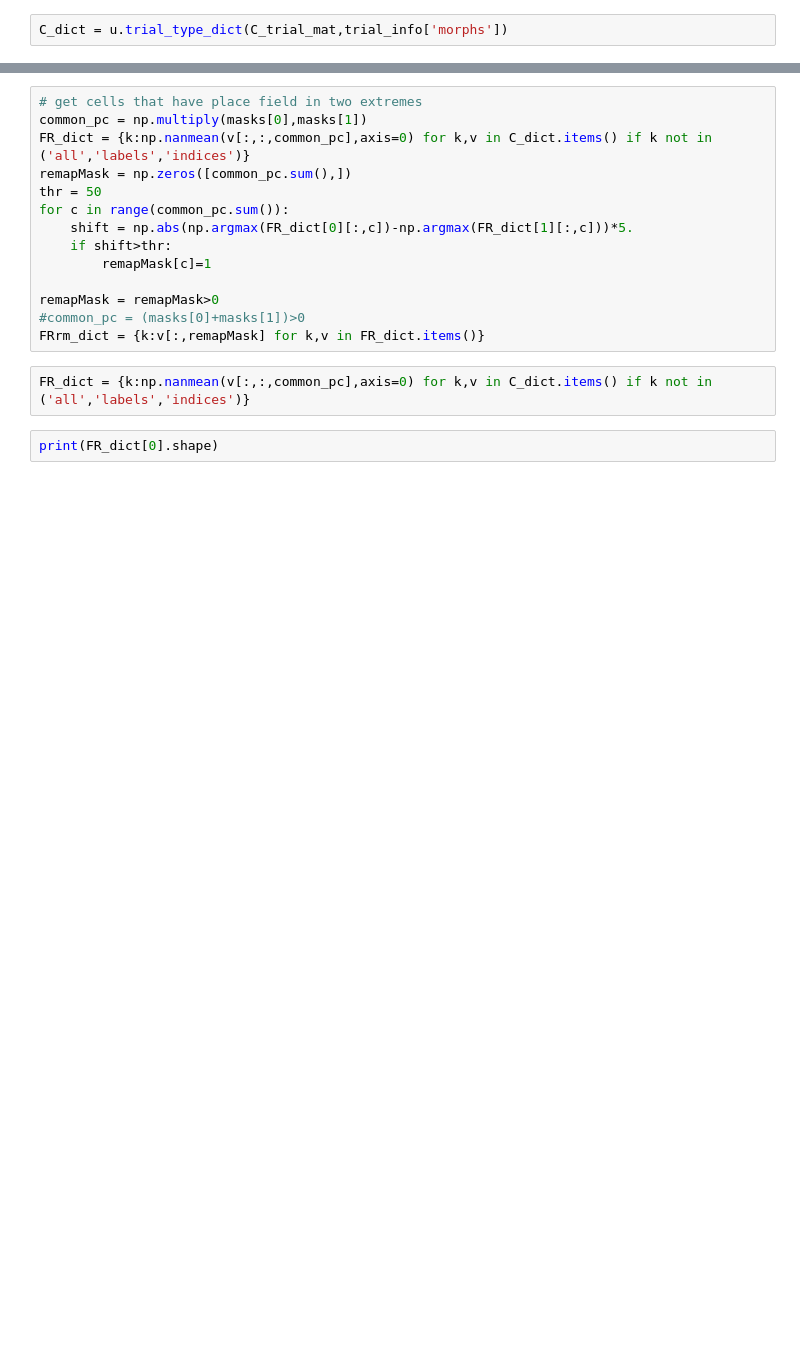
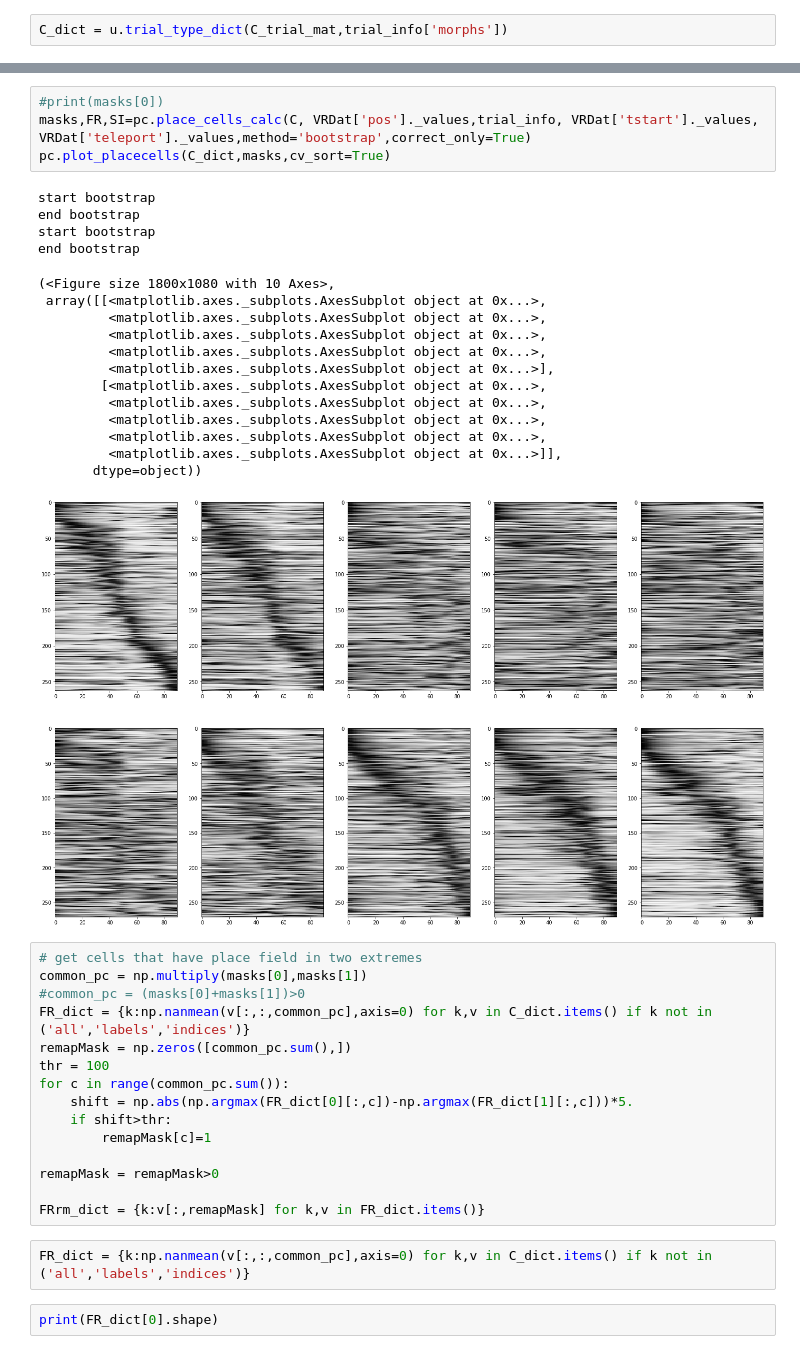
Before and after one commit to GiocomoLab/MightyMorphingPhotonRangers, a Jupyter notebook: PlaceCellAnalyses/PVCorrelation.ipynb, the cells around one changed output, grey strips where cells are left out. Saved outputs shown, nothing was run; the diff lists cells and outputs as text; blank space fills up the shorter version.

```diff
--- a/PlaceCellAnalyses/PVCorrelation.ipynb
+++ b/PlaceCellAnalyses/PVCorrelation.ipynb
@@ -78,16 +70,39 @@ common place cells = 255
+# %%
+#print(masks[0])
+masks,FR,SI=pc.place_cells_calc(C, VRDat['pos']._values,trial_info, VRDat['tstart']._values, VRDat['teleport']._values,method='bootstrap',correct_only=True)
+pc.plot_placecells(C_dict,masks,cv_sort=True)
+# %% [output]
+start bootstrap
+end bootstrap
+start bootstrap
+end bootstrap
+(<Figure size 1800x1080 with 10 Axes>,
+ array([[<matplotlib.axes._subplots.AxesSubplot object at 0x...>,
+         <matplotlib.axes._subplots.AxesSubplot object at 0x...>,
+         <matplotlib.axes._subplots.AxesSubplot object at 0x...>,
+         <matplotlib.axes._subplots.AxesSubplot object at 0x...>,
+         <matplotlib.axes._subplots.AxesSubplot object at 0x...>],
+        [<matplotlib.axes._subplots.AxesSubplot object at 0x...>,
+         <matplotlib.axes._subplots.AxesSubplot object at 0x...>,
+         <matplotlib.axes._subplots.AxesSubplot object at 0x...>,
+         <matplotlib.axes._subplots.AxesSubplot object at 0x...>,
+         <matplotlib.axes._subplots.AxesSubplot object at 0x...>]],
+       dtype=object))
+[figure, added]
 # %%
 # get cells that have place field in two extremes
 common_pc = np.multiply(masks[0],masks[1])
+#common_pc = (masks[0]+masks[1])>0
 FR_dict = {k:np.nanmean(v[:,:,common_pc],axis=0) for k,v in C_dict.items() if k not in ('all','labels','indices')}
 remapMask = np.zeros([common_pc.sum(),])
-thr = 50
+thr = 100
 for c in range(common_pc.sum()):
     shift = np.abs(np.argmax(FR_dict[0][:,c])-np.argmax(FR_dict[1][:,c]))*5.
     if shift>thr:
         remapMask[c]=1
 
 remapMask = remapMask>0
-#common_pc = (masks[0]+masks[1])>0
+
 FRrm_dict = {k:v[:,remapMask] for k,v in FR_dict.items()}
 # %%
 FR_dict = {k:np.nanmean(v[:,:,common_pc],axis=0) for k,v in C_dict.items() if k not in ('all','labels','indices')}
```
Also changed, not shown: parts of 10 cells of this notebook, 12 other files.
